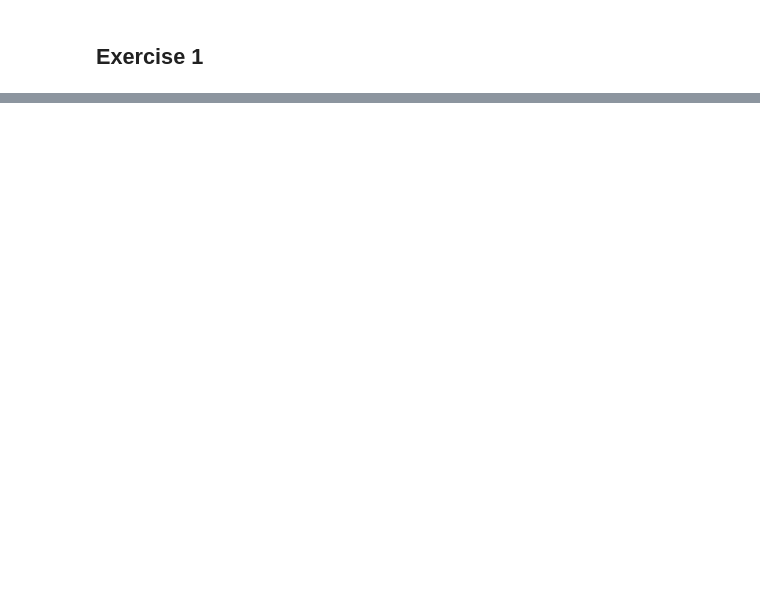
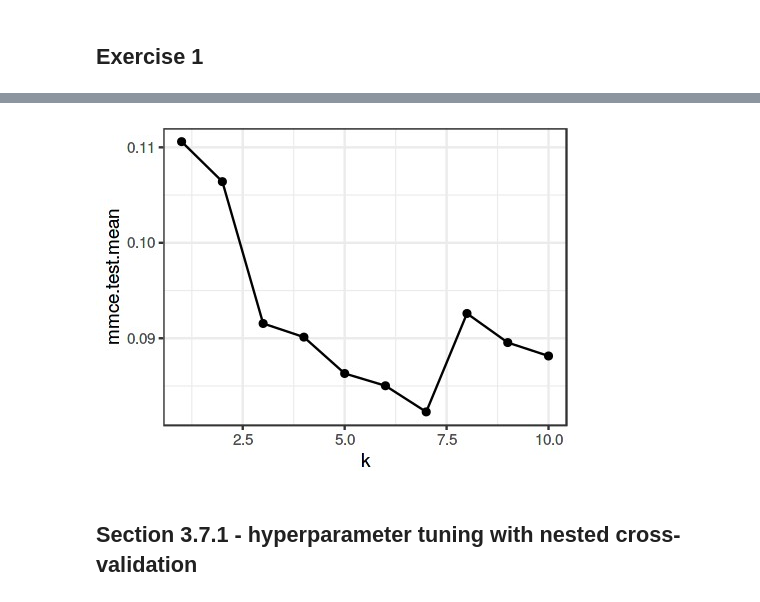
Before and after one commit to brainvat/Hefin-I-Rhys-Machine-Learning-with-R-the-tidyverse-and-mlr, a Jupyter notebook: chapter_03/Chapter 3 - Exercises.ipynb, the cells around one changed output, grey strips where cells are left out. Cells and saved outputs as stored; diff of their text form; code cells hidden in the pictures; blank space fills up the shorter version.

```diff
--- a/chapter_03/Chapter 3 - Exercises.ipynb
+++ b/chapter_03/Chapter 3 - Exercises.ipynb
@@ -92,0 +111,10 @@ ggplot(diabetesTib, aes(glucose, insulin, col = class, shape = class)) +
+# %%
+diabetesTask <- makeClassifTask(data = diabetesTib, target = "class")
+print(diabetesTask)
+
+knn <- makeLearner("classif.knn", par.vals = list ("k" = 2))
+knnModel <- train(knn, diabetesTask)
+knnPredictions <- predict(knnModel, newdata = diabetesTib)
+
+knnPerf <- performance(knnPredictions, measures = list(mmce, acc))
+knnPerf
@@ -92,0 +364,9 @@ ggplot(diabetesTib, aes(glucose, insulin, col = class, shape = class)) +
+# %%
+knnParamSpace <- makeParamSet(makeDiscreteParam("k", values = 1:10))
+gridSearch <- makeTuneControlGrid()
+cvForTuning <- makeResampleDesc("RepCV", folds = 10, reps = 20)
+tunedK <- tuneParams("classif.knn", task = diabetesTask,
+                     resampling = cvForTuning,
+                     par.set = knnParamSpace, control = gridSearch)
+
+tunedK
@@ -92,0 +394,6 @@ ggplot(diabetesTib, aes(glucose, insulin, col = class, shape = class)) +
+# %%
+knnTuningData <- generateHyperParsEffectData(tunedK)
+plotHyperParsEffect(knnTuningData, x = "k", y = "mmce.test.mean", plot.type = "line") +
+  theme_bw()
+# %% [output]
+[figure, added]
@@ -92,0 +403,2 @@ ggplot(diabetesTib, aes(glucose, insulin, col = class, shape = class)) +
+# %% [markdown]
+## Section 3.7.1 - hyperparameter tuning with nested cross-validation
```
Also changed, not shown: parts of 36 cells of this notebook, 6 other files.
